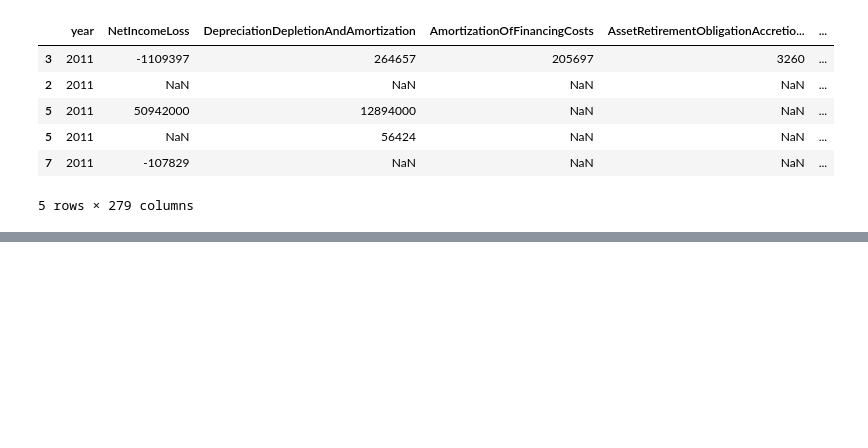
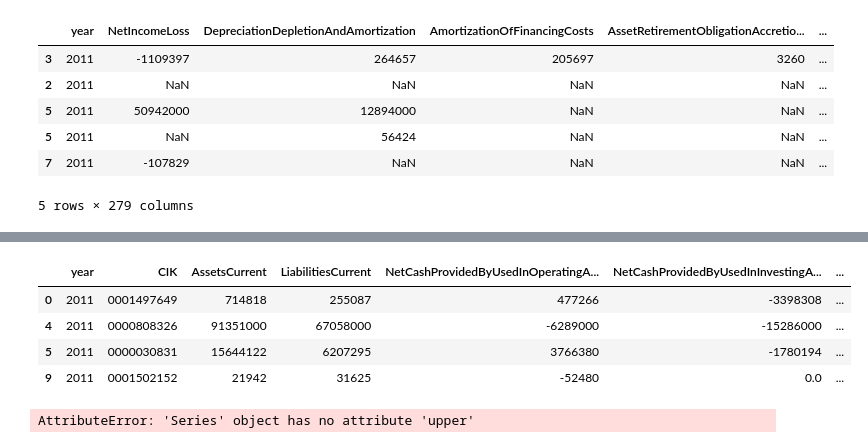
Before and after one commit to zpollats/LongTermStockPerformancePrediction, a Jupyter notebook: working_notebook.ipynb, the cells around one changed output, grey strips where cells are left out. Saved outputs shown, nothing was run; the diff lists cells and outputs as text; code cells hidden in the pictures; blank space fills up the shorter version.

Commit message:
update financials table to have a string of stock Ticker symbol

```diff
--- a/working_notebook.ipynb
+++ b/working_notebook.ipynb
@@ -681,5 +686,7 @@ dict
 # %%
 financials_df_final['ticker'] = financials_df_final['CIK'].map(map_stock)
+# %%
+financials_df_final = financials_df_final.dropna()
 # %%
 financials_df_final
 # %% [output]
@@ -698,6 +705,22 @@ financials_df_final
 | 11 | 2011 | 0001005276 | 175902000 | 1067591000 | 194278000 | -52177000 | ... |
 | 12 | 2011 | 0000024751 | 6050450 | 10036071 | 2780837 | -3936169 | ... |
 | 13 | 2011 | 0001031896 | 37584 | 6881234 | -162 | 3000 | ... |
+# %%
+financials_df_final['ticker'] = financials_df_final['ticker'].map(str)
+# %%
+financials_df_final['ticker'] = financials_df_final['ticker'].str.slice(2, -2)
+# %%
+financials_df_final
+# %% [output]
+|  | year | CIK | AssetsCurrent | LiabilitiesCurrent | NetCashProvidedByUsedInOperatingA... | NetCashProvidedByUsedInInvestingA... | ... |
+| 0 | 2011 | 0001497649 | 714818 | 255087 | 477266 | -3398308 | ... |
+| 4 | 2011 | 0000808326 | 91351000 | 67058000 | -6289000 | -15286000 | ... |
+| 5 | 2011 | 0000030831 | 15644122 | 6207295 | 3766380 | -1780194 | ... |
+| 9 | 2011 | 0001502152 | 21942 | 31625 | -52480 | 0.0 | ... |
+# %%
+financials_df_final['sector'] = yf.Ticker(financials_df_final['ticker']).get_info()['sector']
+# %% [output]
+AttributeError: 'Series' object has no attribute 'upper'
 # %%
 from sec_api import QueryApi
 
```
Also changed, not shown: parts of 15 cells of this notebook.
